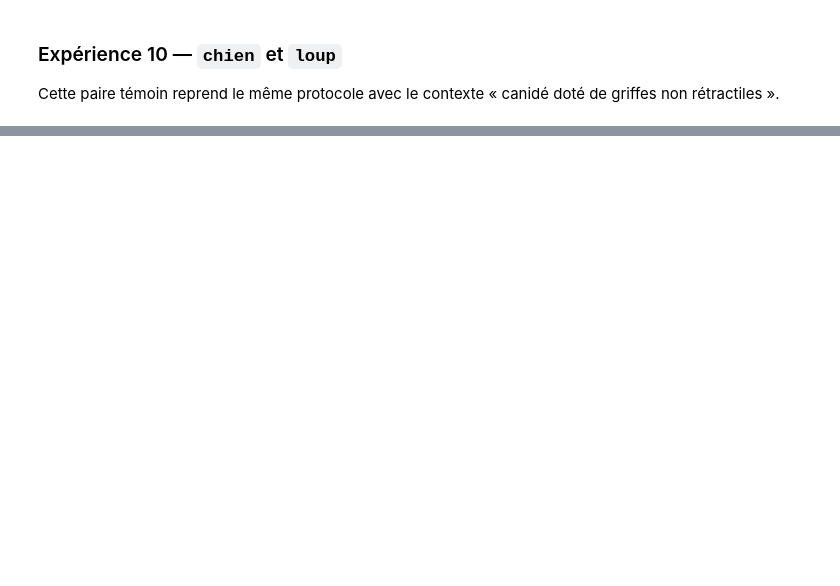
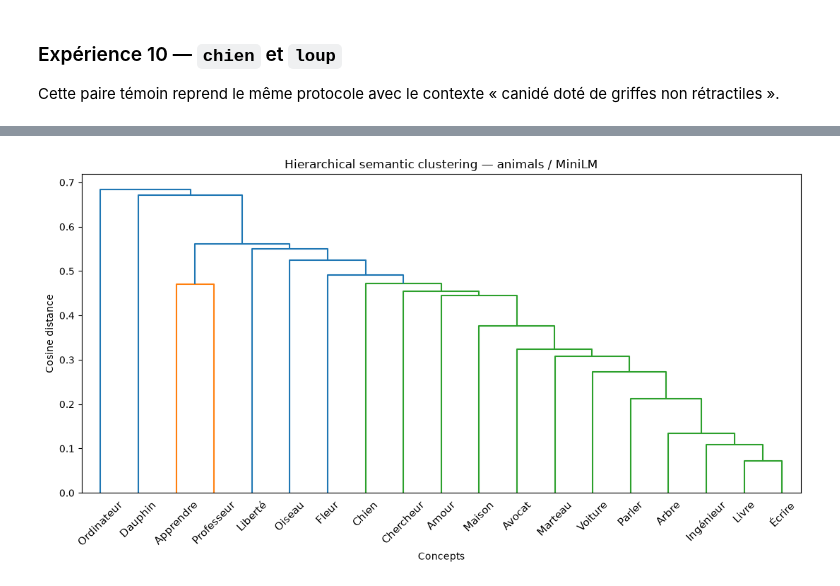
Before and after one commit to TintinDeBrest/LLM-Visual-Explorer, a Jupyter notebook: notebooks/LlmExpl_Context_lab.ipynb, the cells around one changed output, grey strips where cells are left out. Saved outputs shown, nothing was run; the diff lists cells and outputs as text; code cells hidden in the pictures; blank space fills up the shorter version.

Commit message:
Update context lab clustering experiments

```diff
--- a/notebooks/LlmExpl_Context_lab.ipynb
+++ b/notebooks/LlmExpl_Context_lab.ipynb
@@ -2357,0 +963,61 @@ for word in ["chat", "lion", "chien", "loup"]:
+# %%
+# ============================================================
+# EXPERIMENT — Hierarchical semantic clustering
+# Step 2: dendrogram from cosine distances
+# ============================================================
+
+import matplotlib.pyplot as plt
+
+from scipy.cluster.hierarchy import linkage, dendrogram
+from scipy.spatial.distance import squareform
+
+
+# ------------------------------------------------------------
+# 1 — Convert similarities to distances
+# ------------------------------------------------------------
+
+distance_matrix = 1 - similarity_matrix
+
+
+# ------------------------------------------------------------
+# 2 — Convert square matrix to condensed form
+#     required by scipy linkage()
+# ------------------------------------------------------------
+
+condensed_distances = squareform(
+    distance_matrix.values,
+    checks=True,
+)
+
+
+# ------------------------------------------------------------
+# 3 — Hierarchical clustering
+# ------------------------------------------------------------
+
+Z = linkage(
+    condensed_distances,
+    method="average",
+)
+
+
+# ------------------------------------------------------------
+# 4 — Dendrogram
+# ------------------------------------------------------------
+
+plt.figure(figsize=(11, 6))
+
+dendrogram(
+    Z,
+    labels=concepts,
+    leaf_rotation=45,
+    leaf_font_size=11,
+)
+
+plt.title("Hierarchical semantic clustering — animals / MiniLM")
+plt.ylabel("Cosine distance")
+plt.xlabel("Concepts")
+
+plt.tight_layout()
+plt.show()
+# %% [output]
+[figure, added]
```
Also changed, not shown: parts of 24 cells of this notebook.
